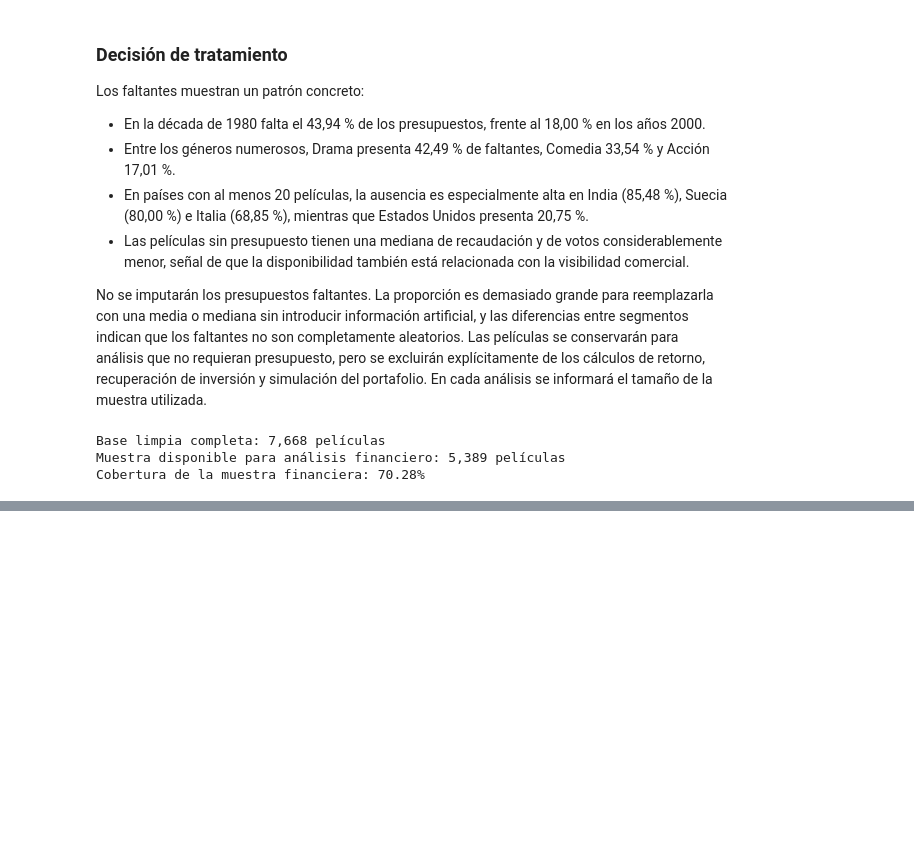
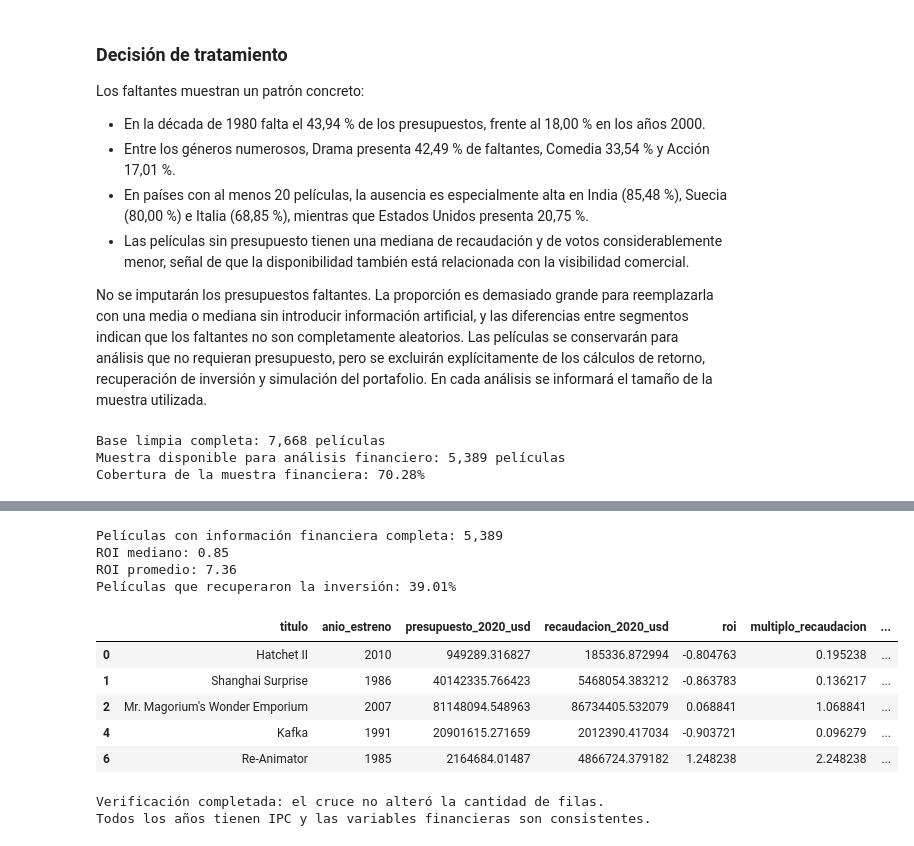
Before and after one commit to alvareezvicente-code/Vicente-Alvarez-programacion-analitica-2, a Jupyter notebook: notebooks/analisis.ipynb, the cells around one changed output, grey strips where cells are left out. Drawn from its saved outputs; the diff is of its cells as text; code cells hidden in the pictures; blank space fills up the shorter version.

```diff
--- a/notebooks/analisis.ipynb
+++ b/notebooks/analisis.ipynb
@@ -1117,0 +1174,57 @@ Cobertura de la muestra financiera: 70.28%
+# %%
+peliculas_limpias["roi"] = (
+    peliculas_limpias["recaudacion_2020_usd"]
+    - peliculas_limpias["presupuesto_2020_usd"]
+) / peliculas_limpias["presupuesto_2020_usd"]
+
+peliculas_limpias["multiplo_recaudacion"] = (
+    peliculas_limpias["recaudacion_2020_usd"]
+    / peliculas_limpias["presupuesto_2020_usd"]
+)
+peliculas_limpias["recupero_inversion"] = (
+    peliculas_limpias["multiplo_recaudacion"] > 2.5
+).astype("boolean")
+
+# Un dato faltante no debe quedar clasificado como fracaso.
+sin_datos_financieros = (
+    peliculas_limpias["presupuesto_2020_usd"].isna()
+    | peliculas_limpias["recaudacion_2020_usd"].isna()
+)
+peliculas_limpias.loc[sin_datos_financieros, "recupero_inversion"] = pd.NA
+# %%
+peliculas_financieras = peliculas_limpias.dropna(
+    subset=["presupuesto_2020_usd", "recaudacion_2020_usd"]
+).copy()
+
+print(f"Películas con información financiera completa: {len(peliculas_financieras):,}")
+print(f"ROI mediano: {peliculas_financieras['roi'].median():.2f}")
+print(f"ROI promedio: {peliculas_financieras['roi'].mean():.2f}")
+print(f"Películas que recuperaron la inversión: {peliculas_financieras['recupero_inversion'].mean():.2%}")
+
+peliculas_financieras[[
+    "titulo", "anio_estreno", "presupuesto_2020_usd",
+    "recaudacion_2020_usd", "roi", "multiplo_recaudacion",
+    "recupero_inversion",
+]].head()
+# %% [output]
+Películas con información financiera completa: 5,389
+ROI mediano: 0.85
+ROI promedio: 7.36
+Películas que recuperaron la inversión: 39.01%
+|  | titulo | anio_estreno | presupuesto_2020_usd | recaudacion_2020_usd | roi | multiplo_recaudacion | ... |
+| 0 | Hatchet II | 2010 | 949289.316827 | 185336.872994 | -0.804763 | 0.195238 | ... |
+| 1 | Shanghai Surprise | 1986 | 40142335.766423 | 5468054.383212 | -0.863783 | 0.136217 | ... |
+| 2 | Mr. Magorium's Wonder Emporium | 2007 | 81148094.548963 | 86734405.532079 | 0.068841 | 1.068841 | ... |
+| 4 | Kafka | 1991 | 20901615.271659 | 2012390.417034 | -0.903721 | 0.096279 | ... |
+| 6 | Re-Animator | 1985 | 2164684.01487 | 4866724.379182 | 1.248238 | 2.248238 | ... |
+# %%
+assert len(peliculas_limpias) == filas_antes_cruce
+assert peliculas_limpias["ipc_eeuu"].notna().all()
+assert (peliculas_limpias["factor_inflacion"] >= 1).all()
+assert peliculas_financieras[["roi", "multiplo_recaudacion"]].notna().all().all()
+
+print("Verificación completada: el cruce no alteró la cantidad de filas.")
+print("Todos los años tienen IPC y las variables financieras son consistentes.")
+# %% [output]
+Verificación completada: el cruce no alteró la cantidad de filas.
+Todos los años tienen IPC y las variables financieras son consistentes.
```
Also changed, not shown: parts of 7 cells of this notebook.
